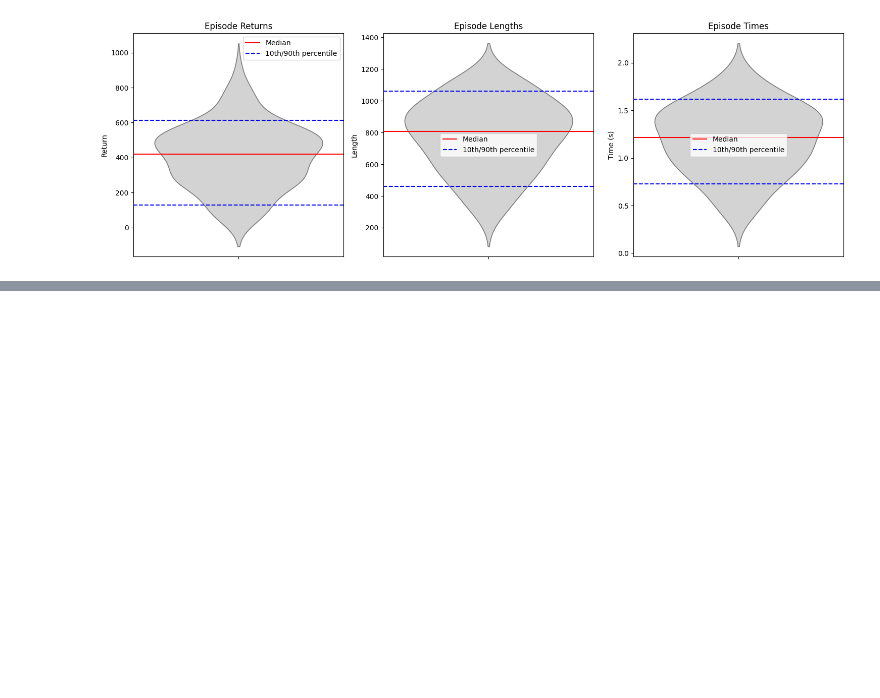
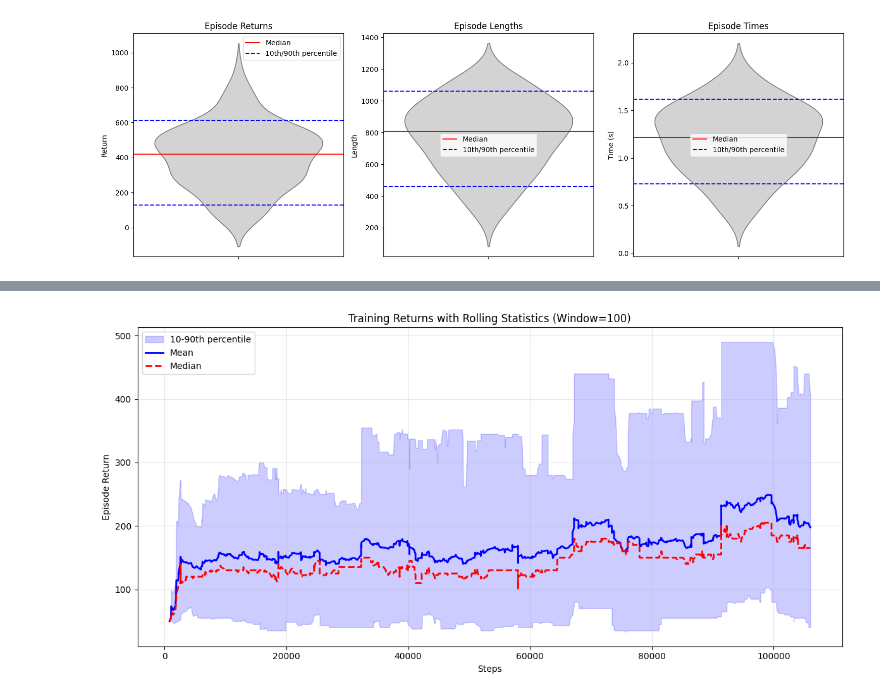
Before and after one commit to florinbarbisch/rle-assginment, a Jupyter notebook: eval.ipynb, the cells around one changed output, grey strips where cells are left out. Cells and saved outputs as stored; diff of their text form; code cells hidden in the pictures; blank space fills up the shorter version.

Commit message:
Added: code for train eval

```diff
--- a/eval.ipynb
+++ b/eval.ipynb
@@ -164,0 +162,31 @@ std_episode_length: 225.98
+# %%
+import matplotlib.pyplot as plt
+import numpy as np
+
+# Calculate rolling statistics with window of 100
+window = 100
+rolling_mean = df['train/episodic_return'].rolling(window=window, min_periods=1).mean()
+rolling_median = df['train/episodic_return'].rolling(window=window, min_periods=1).median()
+rolling_10th = df['train/episodic_return'].rolling(window=window, min_periods=1).quantile(0.1)
+rolling_90th = df['train/episodic_return'].rolling(window=window, min_periods=1).quantile(0.9)
+
+# Create the plot
+plt.figure(figsize=(12,6))
+
+# Plot the shaded area between 10th and 90th percentiles
+plt.fill_between(df.index, rolling_10th, rolling_90th, alpha=0.2, color='blue', label='10-90th percentile')
+
+# Plot mean and median lines
+plt.plot(df.index, rolling_mean, 'b-', label='Mean', linewidth=2)
+plt.plot(df.index, rolling_median, 'r--', label='Median', linewidth=2)
+
+plt.title('Training Returns with Rolling Statistics (Window=100)')
+plt.xlabel('Steps')
+plt.ylabel('Episode Return')
+plt.legend()
+plt.grid(True, alpha=0.3)
+
+plt.tight_layout()
+plt.show()
+# %% [output]
+[figure, added]
```
Also changed, not shown: parts of 4 cells of this notebook.
